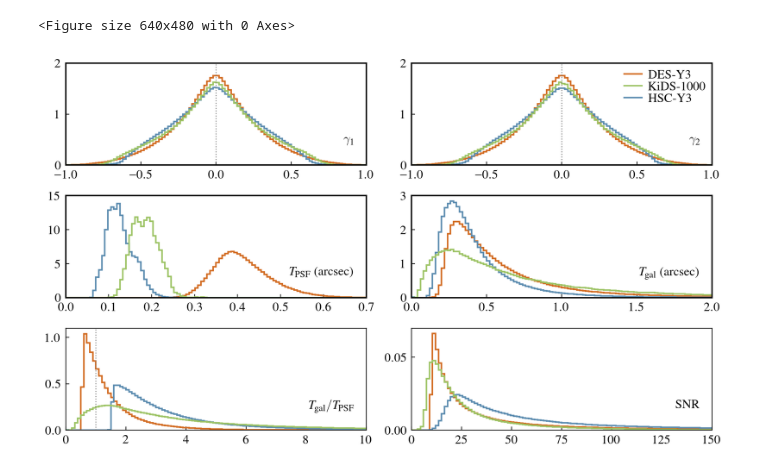
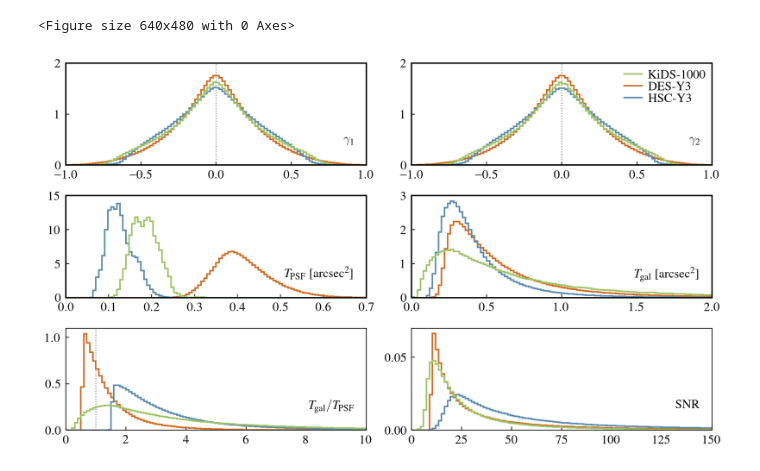
Before and after one commit to LSSTDESC/nulltests_txpipe, a Jupyter notebook: paper_plots/Fig5/ShearHistogram.ipynb, the cells around one changed output. Drawn from its saved outputs; the diff is of its cells as text; code cells hidden in the pictures.

```diff
--- a/paper_plots/Fig5/ShearHistogram.ipynb
+++ b/paper_plots/Fig5/ShearHistogram.ipynb
@@ -121,8 +121,8 @@ ax1.hist(-1*hsc_g2,bins=100,range=[-1,1],histtype='step',color=hsccol,density=Tr
 ax1.hist(kids_g2,bins=100,range=[-1,1],histtype='step',color=kidscol,density=True,lw=1.6)
 ax1.text(0.96,0.3,r'$\gamma_{2}$',transform=ax1.transAxes,ha='right',va='top',size=13)
 ax1.tick_params(axis="both",which='both',direction="in")
+ax1.plot(np.linspace(-1000,-1001,3),color=kidscol,lw=1.6,label='KiDS-1000')
 ax1.plot(np.linspace(-1000,-1001,3),color=descol,lw=1.6,label='DES-Y3')
-ax1.plot(np.linspace(-1000,-1001,3),color=kidscol,lw=1.6,label='KiDS-1000')
 ax1.plot(np.linspace(-1000,-1001,3),color=hsccol,lw=1.6,label='HSC-Y3')
 
 ax1.legend(frameon=False,loc = 'upper right', labelspacing=0.03,ncol=1,handletextpad=0.5,columnspacing=0.2,handlelength=1.4,borderaxespad=0.1)
@@ -137,7 +137,7 @@ ax2 = plt.subplot(gs[2])
 ax2.hist(des_psfT,bins=100,range=[0,0.7],label='DES-Y3',histtype='step',color=descol,density=True,lw=1.6)
 ax2.hist(hsc_psfT,bins=100,range=[0,0.7],label='HSC-Y3',histtype='step',color=hsccol,density=True,lw=1.6)
 ax2.hist(kids_psfT,bins=100,range=[0,0.7],label='KiDS-1000',histtype='step',color=kidscol,density=True,lw=1.6)
-ax2.text(0.96,0.3,r'$T_{\rm PSF}$ (arcsec)',transform=ax2.transAxes,ha='right',va='top',size=13)
+ax2.text(0.96,0.3,r'$T_{\rm PSF}$ [arcsec$^2$]',transform=ax2.transAxes,ha='right',va='top',size=13)
 ax2.tick_params(axis="both",which='both',direction="in")
 ax2.set_ylim(0,15)
 ax2.set_xlim(0,0.7)
@@ -147,7 +147,7 @@ ax3 = plt.subplot(gs[3])
 ax3.hist(des_T,bins=100,range=[0,2],label='DES-Y3',histtype='step',color=descol,density=True,lw=1.6)
 ax3.hist(hsc_T,bins=100,range=[0,2],label='HSC-Y3',histtype='step',color=hsccol,density=True,lw=1.6)
 ax3.hist(kids_T,bins=100,range=[0,2],label='KiDS-1000',histtype='step',color=kidscol,density=True,lw=1.6)
-ax3.text(0.96,0.3,r'$T_{\rm gal}$ (arcsec)',transform=ax3.transAxes,ha='right',va='top',size=13)
+ax3.text(0.96,0.3,r'$T_{\rm gal}$ [arcsec$^2$]',transform=ax3.transAxes,ha='right',va='top',size=13)
 ax3.tick_params(axis="both",which='both',direction="in")
 ax3.set_ylim(0,3)
 ax3.set_xlim(0,2)
@@ -159,31 +159,31 @@ ax4.hist(hsc_T/hsc_psfT,bins=100,range=[0,10],label='HSC-Y3',histtype='step',col
 ax4.hist(kids_T/kids_psfT,bins=100,range=[0,10],label='KiDS-1000',histtype='step',color=kidscol,density=True,lw=1.6)
 ax4.text(0.96,0.3,r'$T_{\rm gal}/T_{\rm PSF}$',transform=ax4.transAxes,ha='right',va='top',size=13)
 ax4.tick_params(axis="both",which='both',direction="in")
 ax4.set_ylim(0,1.1)
 ax4.set_xlim(0,10)
 ax4.plot([1,1],[0,1.1], color='grey', lw=1, ls=':')
 ax4.tick_params(axis='both', which='major', pad=5)
 
 ax5 = plt.subplot(gs[5])
 ax5.hist(des_snr,bins=100,range=[0,150],histtype='step',color=descol,density=True,lw=1.6)
 ax5.hist(hsc_snr,bins=100,range=[0,150],histtype='step',color=hsccol,density=True,lw=1.6)
 ax5.hist(kids_snr,bins=100,range=[0,150],histtype='step',color=kidscol,density=True,lw=1.6)
 ax5.text(0.96,0.3,r'${\rm SNR}$',transform=ax5.transAxes,ha='right',va='top',size=13)
 ax5.tick_params(axis="both",which='both',direction="in")
 ax5.set_ylim(0,0.07)
 ax5.set_xlim(0,150)
 ax5.tick_params(axis='both', which='major', pad=5)
 ax5.set_yticks([0,0.05])
 
 
 for axis in ['top','bottom','left','right']:
     ax0.spines[axis].set_linewidth(1.4)
     ax1.spines[axis].set_linewidth(1.4)
     ax2.spines[axis].set_linewidth(1.4)
     ax3.spines[axis].set_linewidth(1.4)
     #ax4.spines[axis].set_linewidth(1.4)
 
 plt.savefig('shear_histograms.pdf',dpi=200)
 # %% [output]
 <Figure size 640x480 with 0 Axes>
-[figure, old version]
+[figure, new version]
```
Also changed, not shown: 1 other file.
